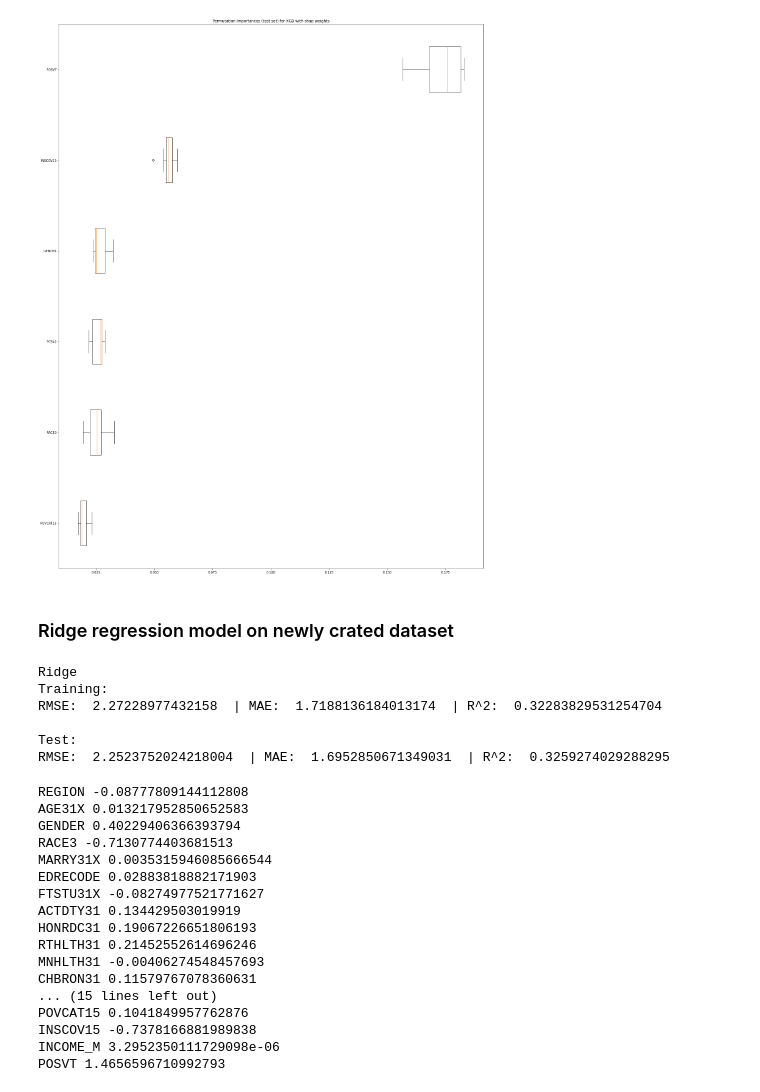
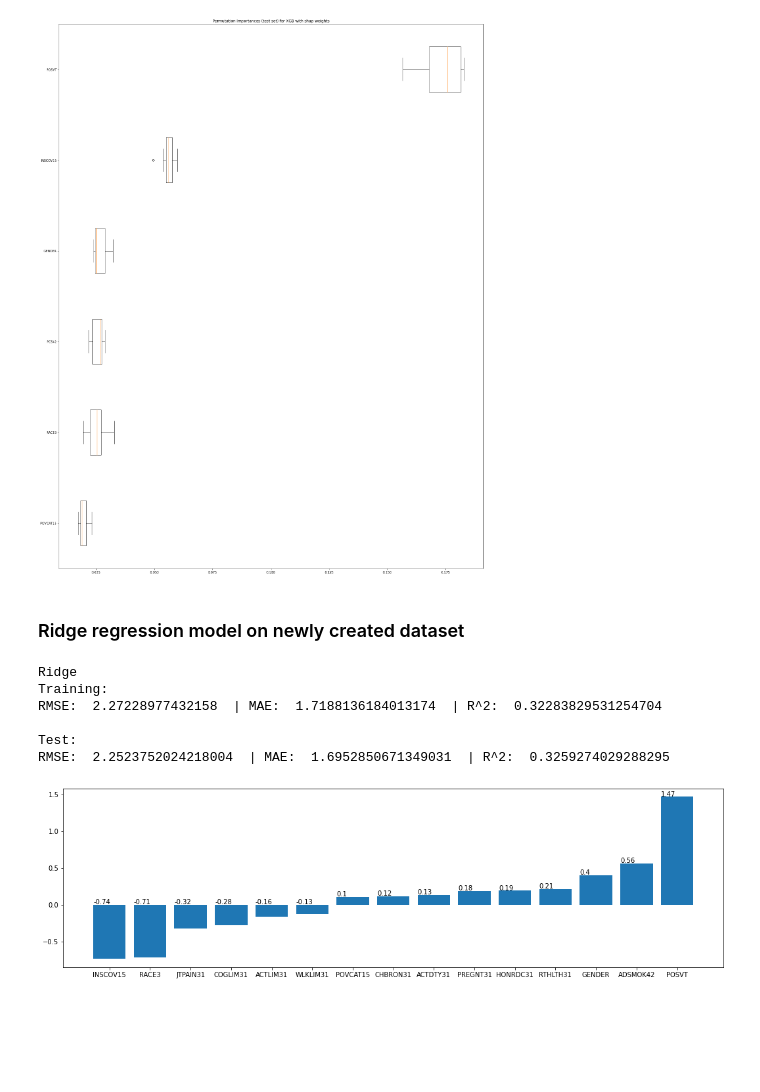
Before and after one commit to rabitwhte/IML_2020_MEPS_g6, a Jupyter notebook: models/XGB/xgb_model_v3.ipynb, the cells around one changed output. Saved outputs shown, nothing was run; the diff lists cells and outputs as text; code cells hidden in the pictures; blank space fills up the shorter version.

Commit message:
RR coef plot

```diff
--- a/models/XGB/xgb_model_v3.ipynb
+++ b/models/XGB/xgb_model_v3.ipynb
@@ -264,7 +264,7 @@ plot_model_permutation_feature_importance(reg_xgb_2, x_test, y_test, "XGB with s
 # %% [output]
 [figure]
 # %% [markdown]
-### Ridge regression model on newly crated dataset
+### Ridge regression model on newly created dataset
 # %%
 # Linear model with the same  weights as in xgb model
 param = {'alpha': [1e-15, 1e-10, 1e-8, 1e-4, 1e-3, 1e-2, 1, 5, 10, 20, 30, 40, 50, 100, 150, 200]}
@@ -283,25 +283,18 @@ RMSE:  2.27228977432158  | MAE:  1.7188136184013174  | R^2:  0.32283829531254704
 
 Test:
 RMSE:  2.2523752024218004  | MAE:  1.6952850671349031  | R^2:  0.3259274029288295
-# %%
-# Coefficients weight in rdige regression model
-for name, coef in zip(x_train.columns.tolist() , ridge_regressor.best_estimator_.coef_):
-    print(name, coef)
-# %% [output]
-REGION -0.08777809144112808
-AGE31X 0.013217952850652583
-GENDER 0.40229406366393794
-RACE3 -0.7130774403681513
-MARRY31X 0.0035315946085666544
-EDRECODE 0.02883818882171903
-FTSTU31X -0.08274977521771627
-ACTDTY31 0.134429503019919
-HONRDC31 0.19067226651806193
-RTHLTH31 0.21452552614696246
-MNHLTH31 -0.00406274548457693
-CHBRON31 0.11579767078360631
-... (15 lines left out)
-POVCAT15 0.1041849957762876
-INSCOV15 -0.7378166881989838
-INCOME_M 3.2952350111729098e-06
-POSVT 1.4656596710992793
+# %%
+# Coefficients weight in rdige regression model
+rr_coef = [(coef, name) for name, coef in zip(x_train.columns.tolist() , ridge_regressor.best_estimator_.coef_) if abs(coef) > 0.1]
+rr_coef.sort()
+    # print(name, coef)
+
+plt.figure(figsize=(18, 5))
+bars = plt.bar(range(len(rr_coef)), [val for val, coef in rr_coef], align='center', width=0.8)
+plt.xticks(range(len(rr_coef)), [coef for val, coef in rr_coef])
+for bar in bars:
+    yval = bar.get_height()
+    plt.text(bar.get_x(), max(0, yval) + .007, round(yval, 2))
+plt.show("06_rr_coef")
+# %% [output]
+[figure, added]
```
